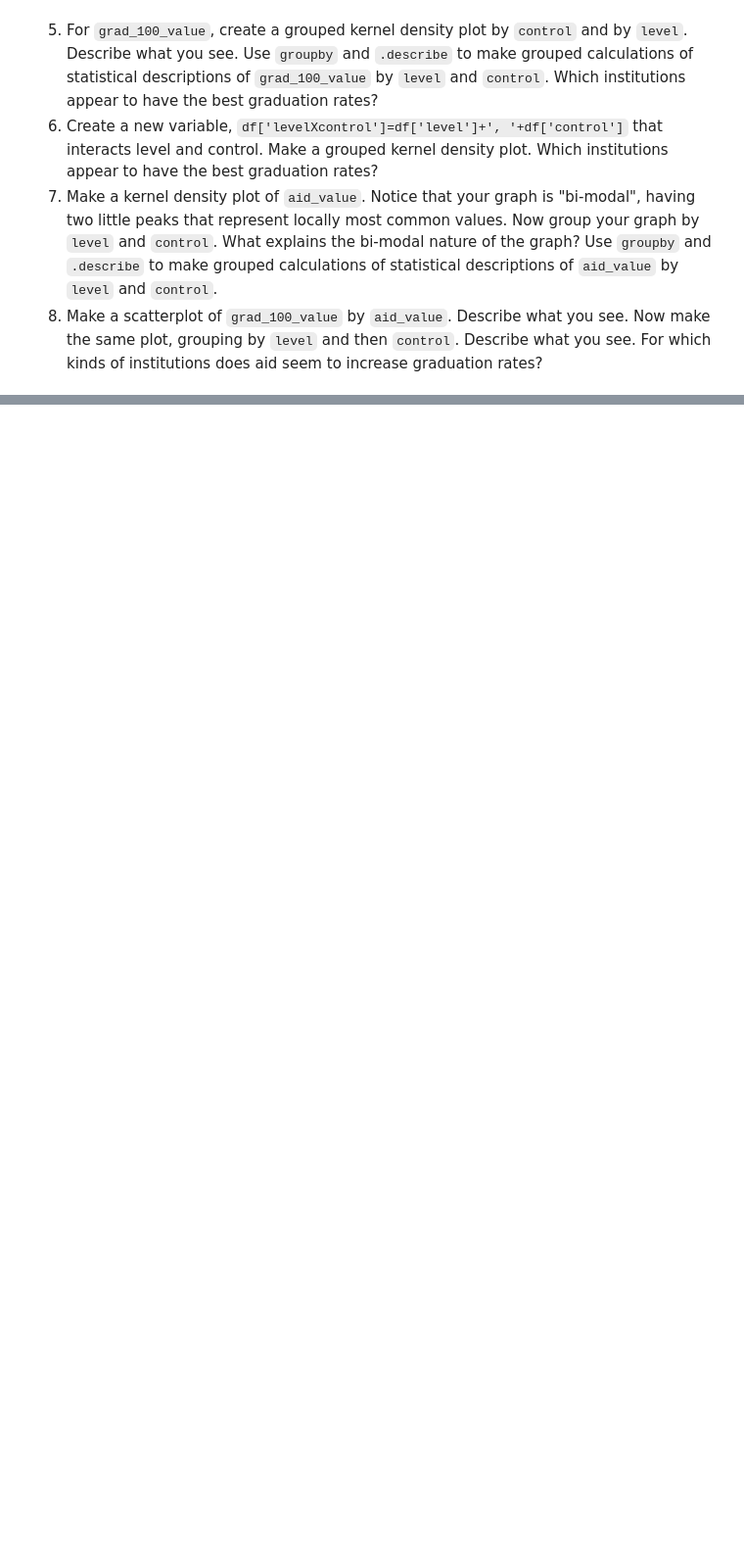
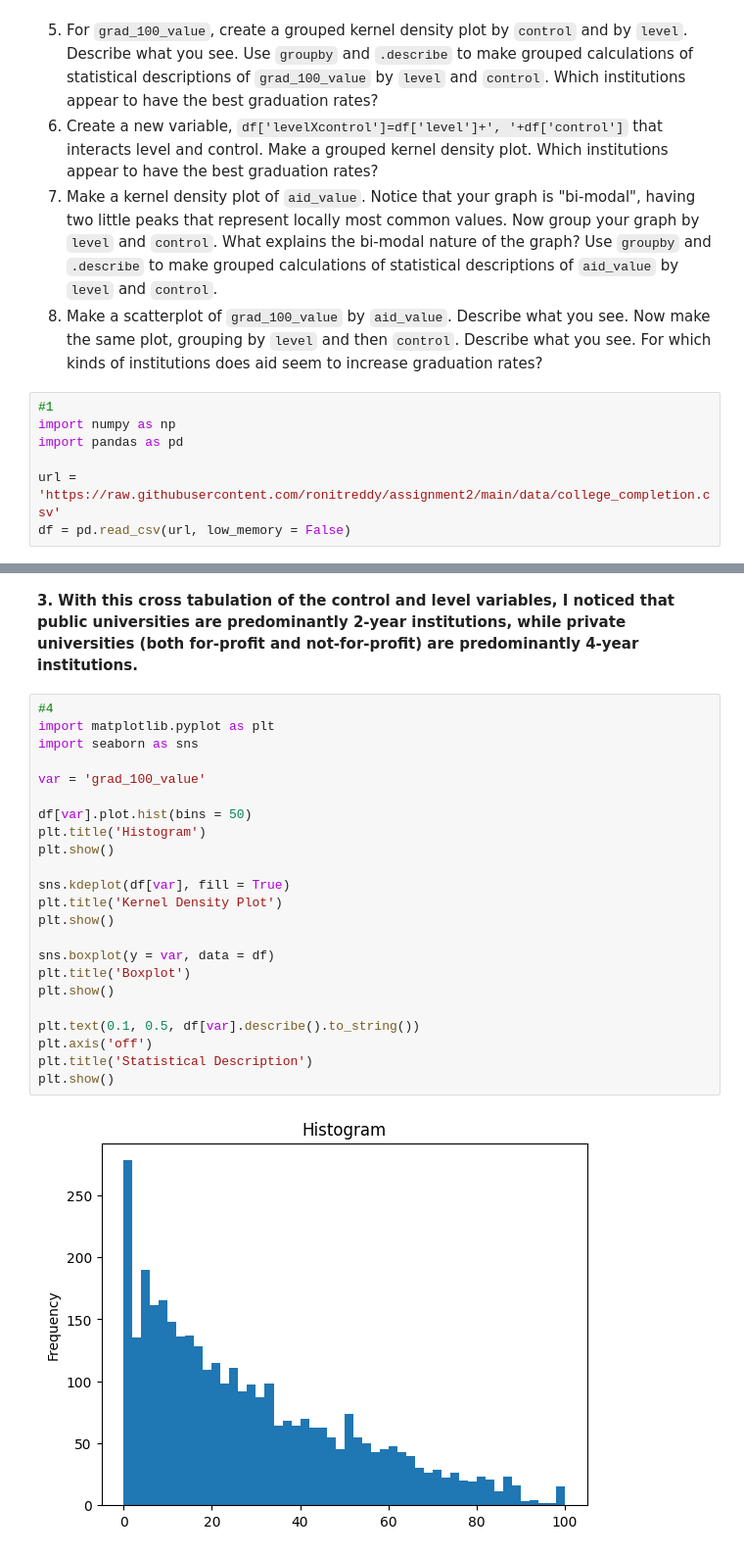
Before and after one commit to ronitreddy/assignment2, a Jupyter notebook: assignment2.ipynb, the cells around one changed output, grey strips where cells are left out. Shown at 98% size. Saved outputs shown, nothing was run; the diff lists cells and outputs as text; blank space fills up the shorter version.

```diff
--- a/assignment2.ipynb
+++ b/assignment2.ipynb
@@ -138,3 +140,10 @@ The "relevant" variables for this question are:
 6. Create a new variable, `df['levelXcontrol']=df['level']+', '+df['control']` that interacts level and control. Make a grouped kernel density plot. Which institutions appear to have the best graduation rates?
 7. Make a kernel density plot of `aid_value`. Notice that your graph is "bi-modal", having two little peaks that represent locally most common values. Now group your graph by `level` and `control`. What explains the bi-modal nature of the graph? Use `groupby` and `.describe` to make grouped calculations of statistical descriptions of `aid_value` by `level` and `control`.
 8. Make a scatterplot of `grad_100_value` by `aid_value`. Describe what you see. Now make the same plot, grouping by `level` and then `control`. Describe what you see. For which kinds of institutions does aid seem to increase graduation rates?
+# %%
+#1
+import numpy as np
+import pandas as pd
+
+url = 'https://raw.githubusercontent.com/ronitreddy/assignment2/main/data/college_completion.csv'
+df = pd.read_csv(url, low_memory = False)
@@ -140,0 +183,27 @@ The "relevant" variables for this question are:
+# %% [markdown]
+**3. With this cross tabulation of the control and level variables, I noticed that public universities are predominantly 2-year institutions, while private universities (both for-profit and not-for-profit) are predominantly 4-year institutions.**
+# %%
+#4
+import matplotlib.pyplot as plt
+import seaborn as sns
+
+var = 'grad_100_value'
+
+df[var].plot.hist(bins = 50)
+plt.title('Histogram')
+plt.show()
+
+sns.kdeplot(df[var], fill = True)
+plt.title('Kernel Density Plot')
+plt.show()
+
+sns.boxplot(y = var, data = df)
+plt.title('Boxplot')
+plt.show()
+
+plt.text(0.1, 0.5, df[var].describe().to_string())
+plt.axis('off')
+plt.title('Statistical Description')
+plt.show()
+# %% [output]
+[figure, added]
```
Also changed, not shown: parts of 12 cells of this notebook.
